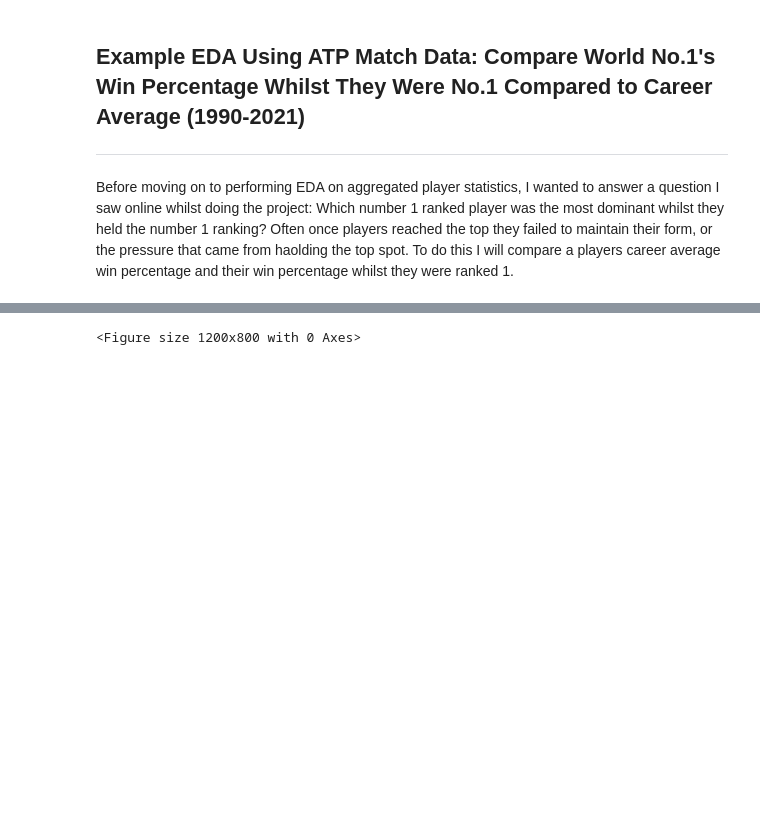
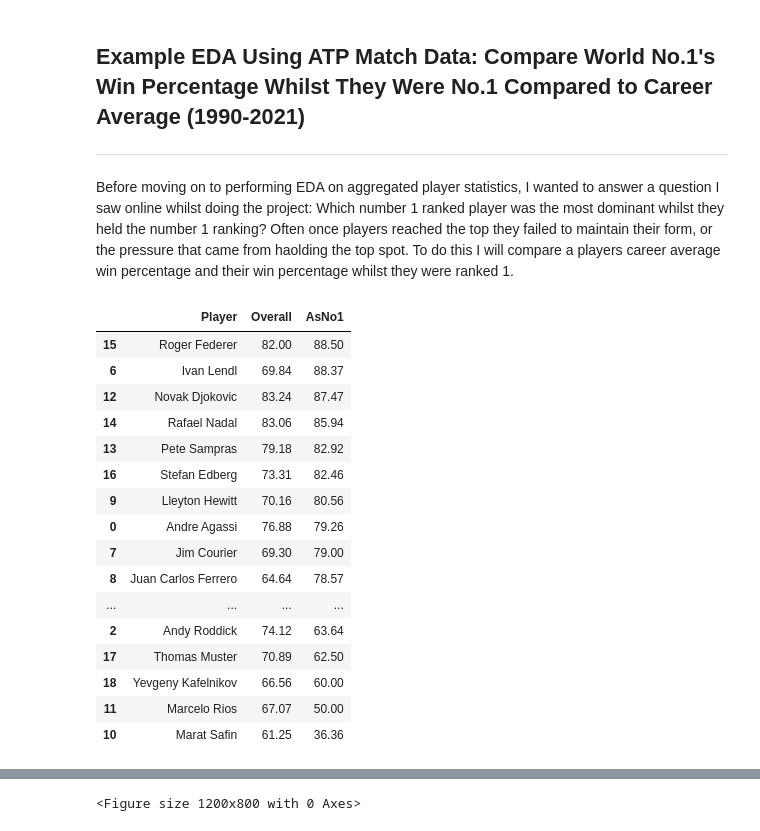
Before and after one commit to jameswmiller/ATP_project, a Jupyter notebook: ATP_data_conversions.ipynb, the cells around one changed output, grey strips where cells are left out. Cells and saved outputs as stored; diff of their text form; code cells hidden in the pictures; blank space fills up the shorter version.

```diff
--- a/ATP_data_conversions.ipynb
+++ b/ATP_data_conversions.ipynb
@@ -84,6 +126,7 @@ def set_labels(data):
 The data has a column, best_of, which indicates whether the match is a best of 3 sets or best of 5 sets. Again, there are a couple of statistics I may want to use that are normalized by number of sets played e.g. double faults per set, therefore it would be useful to write a funcuion that counts the number of sets played. As of right now, a best of 5 set match could be 3, 4, 5 sets or in the case of an early retirement, 1 or 2 sets. The count_sets function calculates this by counting the number of spaces in the 'score' column. In the case of retirements, there is an extra space between the score and 'RET', so the function accounts for this e.g "7-6(4) 6-4" has 1 space - 2 sets played, "6-2 RET" has 1 space but contains 'RET' so sets played is still 1.
 # %%
 def count_sets(score):
+    """Counts the number of sets played in a match."""
     if 'RET' in score:
         return score.count(" ")
     return score.count(" ") + 1
@@ -408,6 +572,7 @@ Before using the data for EDA and machine learning, I wanted to add the columns
 The get_year_end_rankings function gets the year end rankings and year end points tally of players for each year in the dataset and then merges it on player_id. The optional add_categories parameter uses the add_ranking_categories function to compute the categoreies a player belongs in for that year.
 # %%
 def add_ranking_categories(rank):
+    """Converts Year-End Ranking to Year-End Ranking Category"""
     if rank <= 10:
         return 'top10'
     elif rank <= 32:
@@ -455,12 +633,19 @@ def get_year_end_rankings(data, add_categories=True):
 ---
 Finally, the get_all_player_stats function takes the dictionary of matches produced by get_all_matches, aggregates all the stats using matches_to_player, normalises and reduces the columns using normalise_player_stats, and adds year end rankinggs and categories using the get_year_end_rankings function. I have also given options here to specify the mininum number of match wins, minimum number of matches played, and whether to normalise and reduce the columns via the parameters of the function. The output of this function is a DataFrame containing seasonal player stats if by_year == True in get_all_matches i.e. 1 row per player per seaon or multi-seasonal aggregated stats if by_year == False i.e. 1 row per player over all seasons in data set. include_year_end needs to be False for multi-season aggregation.
 # %%
-def get_all_player_stats(match_dict, min_match_w=0, min_match_p=0, normalise=True, reduce=True, include_year_end=True):
+def get_all_player_stats(match_dict, min_match_w=0, min_match_p=0,
+                         normalise=True, reduce=True, include_year_end=True):
+    """
+    Converts Dictionary of Match DataFrames into DataFrame Containing
+    Aggregated Player Statistics Eith By Year or Over Range of Years
+    """
 
     player_by_year = {}
 
     for year, df in match_dict.items():
-        year_df = matches_to_player(df, min_match_wins=min_match_w, min_match_played=min_match_p)
+        year_df = matches_to_player(df,
+                                    min_match_wins=min_match_w,
+                                    min_match_played=min_match_p)
         player_by_year[year] = year_df
 
     df = pd.concat(player_by_year.values())
@@ -540,44 +727,82 @@ players_2000_2021 = get_all_player_stats(match_dict_2000_2021, min_match_p=5).to
 players is a players statistics, aggregated over the entire data set (1990 -)
 # %%
 match_dict = get_all_matches('CSVs/atp_*', by_year=False)
-players = get_all_player_stats(match_dict, min_match_p=5, include_year_end=False)
+players = get_all_player_stats(match_dict,
+                               min_match_p=5,
+                               include_year_end=False)
 players.to_csv('players.csv')
 # %% [markdown]
 ## Example EDA Using ATP Match Data: Compare World No.1's Win Percentage Whilst They Were No.1 Compared to Career Average (1990-2021)
 ---
 Before moving on to performing EDA on aggregated player statistics, I wanted to answer a question I saw online whilst doing the project: Which number 1 ranked player was the most dominant whilst they held the number 1 ranking? Often once players reached the top they failed to maintain their form, or the pressure that came from haolding the top spot. To do this I will compare a players career average win percentage and their win percentage whilst they were ranked 1.
 # %%
-no_1s = players.query('high_rank == 1').name # Series containing names of players who have held the no. 1 ranking (1990-2021)
+# Series containing names of players who have held the no. 1 ranking (1990-2021)
+no_1s = players.query('high_rank == 1').name
 all_matches = match_dict['1990 - 2021']
 
 no1_as1 = {}
 no1_overall = {}
 
 for player in no_1s:
-    wins_as1 = all_matches[(all_matches['winner_name'] == player) & (all_matches['winner_rank'] == 1) & (all_matches['score'] != "W/O")]
-    losses_as1 = all_matches[(all_matches['loser_name'] == player) & (all_matches['loser_rank'] == 1) & (all_matches['score'] != "W/O")]
+    wins_as1 = all_matches[
+        (all_matches['winner_name'] == player)
+        & (all_matches['winner_rank'] == 1)
+        & (all_matches['score'] != "W/O")
+        ]
+
+    losses_as1 = all_matches[
+        (all_matches['loser_name'] == player)
+        & (all_matches['loser_rank'] == 1)
+        & (all_matches['score'] != "W/O")
+        ]
+
     total_wins_as1 = len(wins_as1)
     total_losses_as1 = len(losses_as1)
 
     if total_wins_as1 != 0 and total_losses_as1 != 0:
         win_pct_as1 = total_wins_as1 / (total_wins_as1 + total_losses_as1)
     else:
         win_pct_as1 = 0
 
     no1_as1[player] = round(win_pct_as1*100, 2)
 
-    wins_overall  = all_matches[(all_matches['winner_name'] == player) & (all_matches['score'] != "W/O")]
-    losses_overall = all_matches[(all_matches['loser_name'] == player) & (all_matches['score'] != "W/O")]
+    wins_overall  = all_matches[(all_matches['winner_name'] == player)
+                                & (all_matches['score'] != "W/O")]
+
+    losses_overall = all_matches[(all_matches['loser_name'] == player)
+                                 & (all_matches['score'] != "W/O")]
+
     total_wins_overall = len(wins_overall)
     total_losses_overall = len(losses_overall)
 
     if total_wins_overall != 0 and total_losses_overall != 0:
-        win_pct_overall = total_wins_overall / (total_wins_overall + total_losses_overall)
+        win_pct_overall = (total_wins_overall
+                           / (total_wins_overall + total_losses_overall))
     else:
         win_pct_overall = 0
 
     no1_overall[player] = round(win_pct_overall*100, 2)
 
 df = pd.DataFrame(data={'Player' : no_1s,
                         'Overall' : no1_overall.values(),
-                        'AsNo1' : no1_as1.values(),}).reset_index(drop=True).sort_values('AsNo1', ascending=False)
+                        'AsNo1' : no1_as1.values(),})
+
+df.reset_index(drop=True).sort_values('AsNo1', ascending=False)
+# %% [output]
+|  | Player | Overall | AsNo1 |
+| 15 | Roger Federer | 82.00 | 88.50 |
+| 6 | Ivan Lendl | 69.84 | 88.37 |
+| 12 | Novak Djokovic | 83.24 | 87.47 |
+| 14 | Rafael Nadal | 83.06 | 85.94 |
+| 13 | Pete Sampras | 79.18 | 82.92 |
+| 16 | Stefan Edberg | 73.31 | 82.46 |
+| 9 | Lleyton Hewitt | 70.16 | 80.56 |
+| 0 | Andre Agassi | 76.88 | 79.26 |
+| 7 | Jim Courier | 69.30 | 79.00 |
+| 8 | Juan Carlos Ferrero | 64.64 | 78.57 |
+| ... | ... | ... | ... |
+| 2 | Andy Roddick | 74.12 | 63.64 |
+| 17 | Thomas Muster | 70.89 | 62.50 |
+| 18 | Yevgeny Kafelnikov | 66.56 | 60.00 |
+| 11 | Marcelo Rios | 67.07 | 50.00 |
+| 10 | Marat Safin | 61.25 | 36.36 |
```
Also changed, not shown: parts of 11 cells of this notebook, 2 other files.
